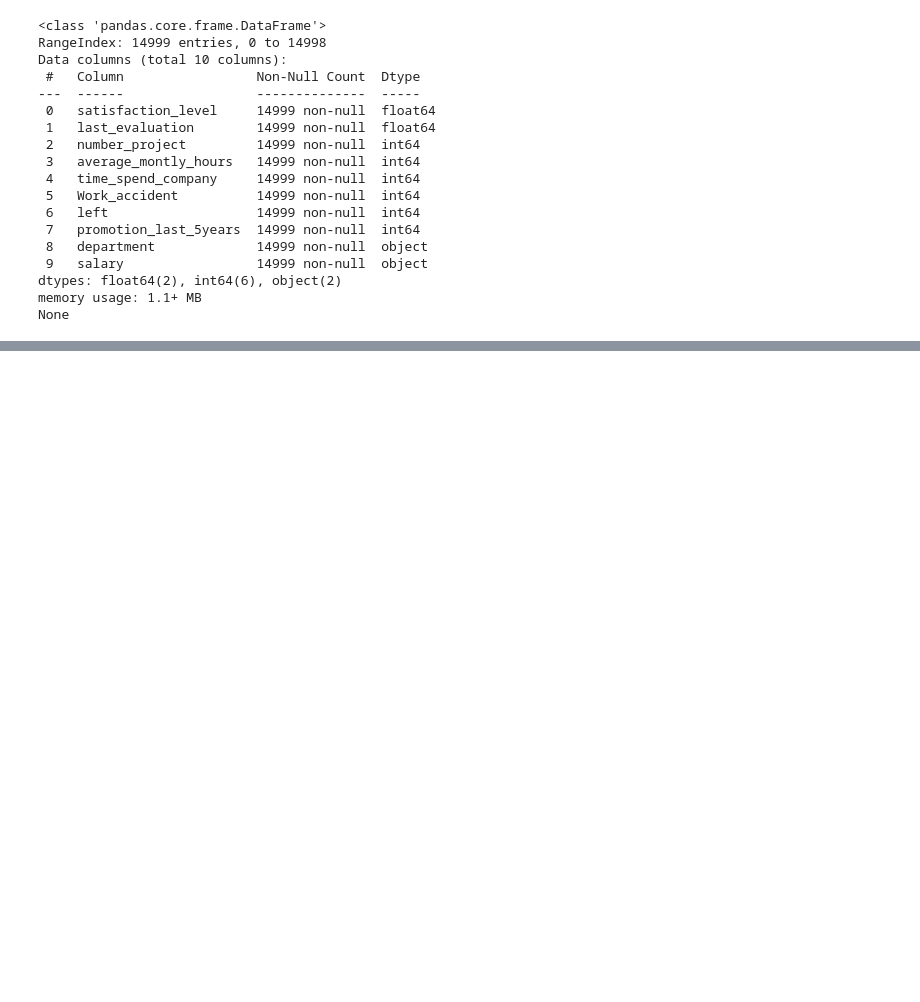
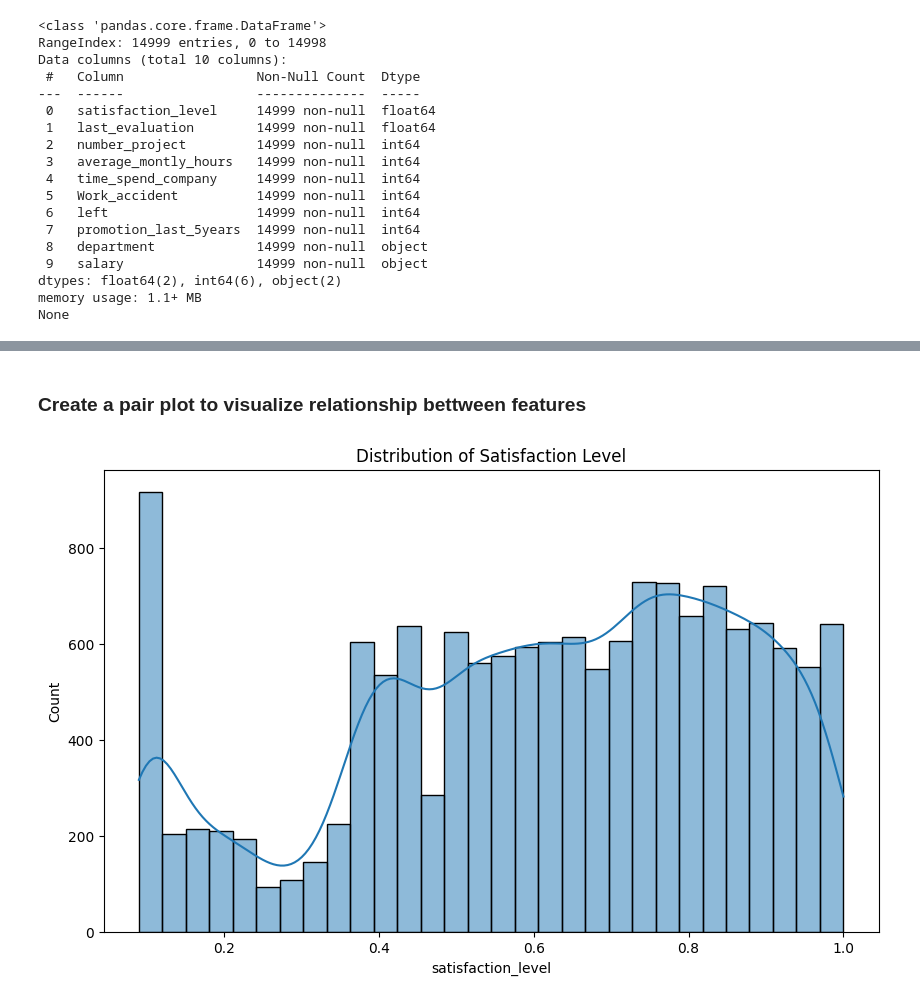
Before and after one commit to OsorioEL/EmployeeTurnover, a Jupyter notebook: EmployeeTurnover.ipynb, the cells around one changed output, grey strips where cells are left out. Cells and saved outputs as stored; diff of their text form; code cells hidden in the pictures; blank space fills up the shorter version.

Commit message:
distributions for columns

```diff
--- a/EmployeeTurnover.ipynb
+++ b/EmployeeTurnover.ipynb
@@ -58,7 +58,7 @@ print(df['sales'].unique())
 ### We will change the 'sales' column name to 'department
 # %%
 # Change the name of the column 'sales' to 'department'
-df = df.rename(columns={'sales': 'department'})
+df.rename(columns = {'sales':'department'}, inplace = True)
 
 # print column names
 print(df.columns)
@@ -93,0 +143,11 @@ None
+# %% [markdown]
+### Create a pair plot to visualize relationship bettween features
+# %%
+### Plot the distribution of the numerical columns
+# plot satisfaction_level
+plt.figure(figsize=(10,6))
+sns.histplot(df['satisfaction_level'], kde=True)
+plt.title('Distribution of Satisfaction Level')
+plt.show()
+# %% [output]
+[figure, added]
```
Also changed, not shown: parts of 8 cells of this notebook.
